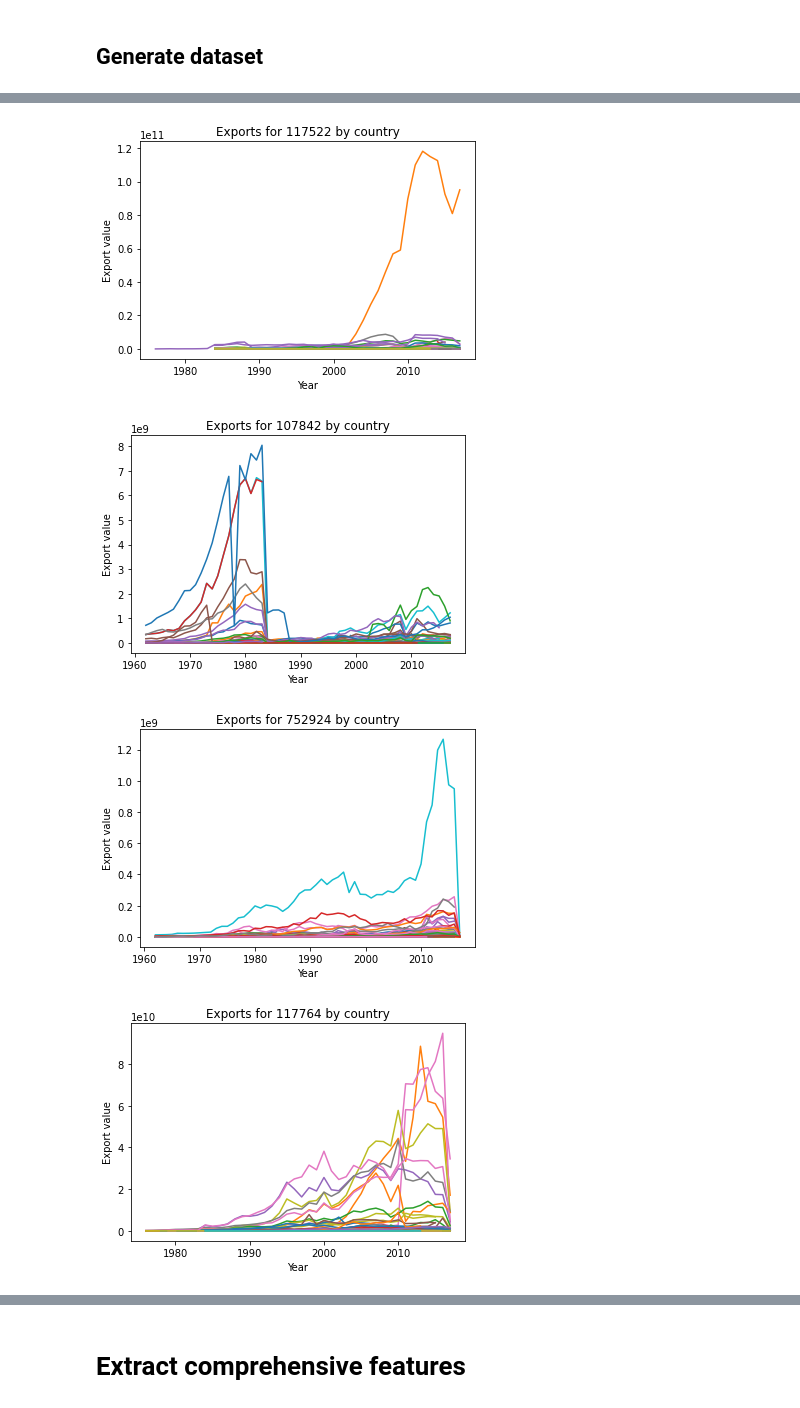
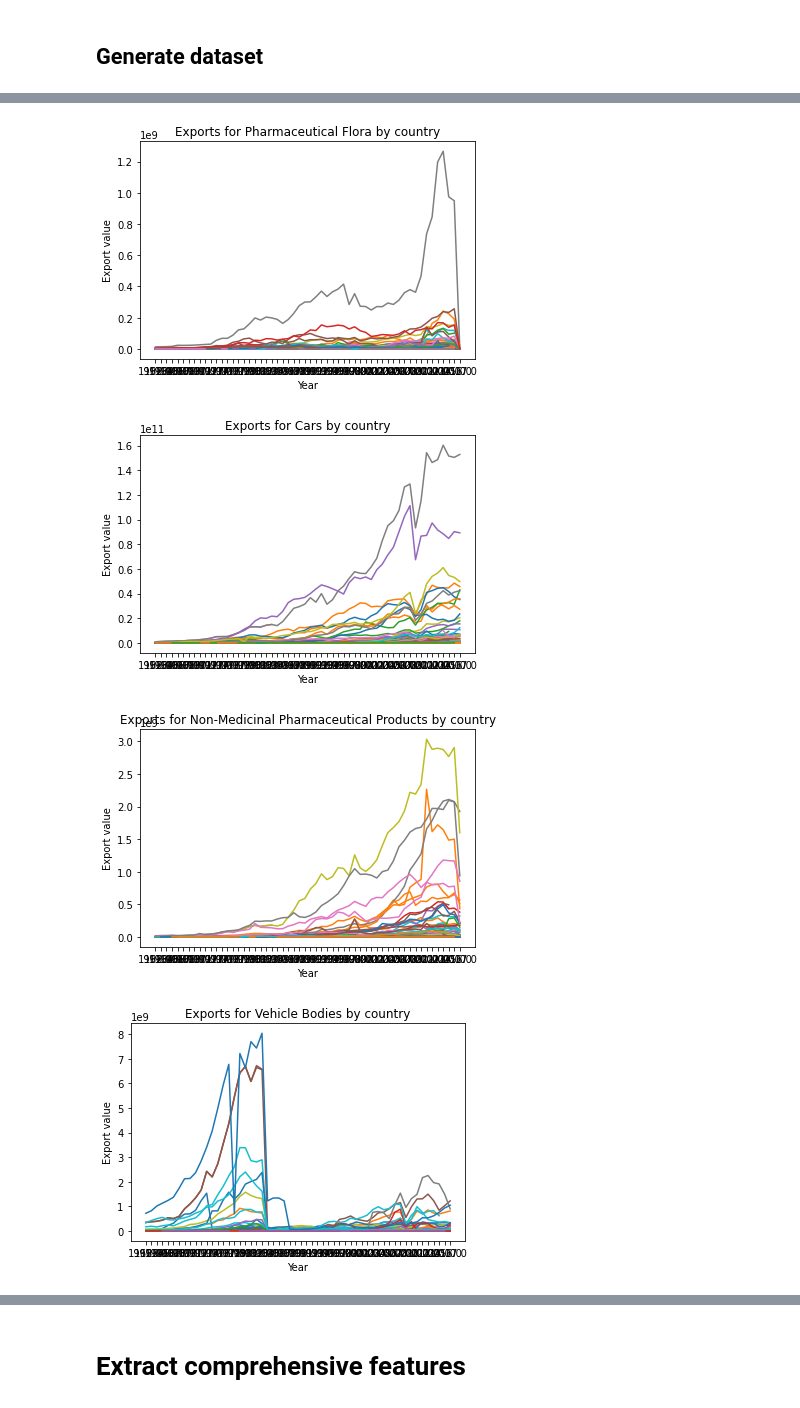
Before and after one commit to GarethWilhelm/TS-Feature-Clustering, a Jupyter notebook: data_prep.ipynb, the cells around one changed output, grey strips where cells are left out. Cells and saved outputs as stored; diff of their text form; code cells hidden in the pictures.

```diff
--- a/data_prep.ipynb
+++ b/data_prep.ipynb
@@ -177,7 +157,7 @@ from datetime import datetime
 PATH = '/content/drive/My Drive/Stellenbosch/Webster'
 include_list = ['year','origin_id','sitc_id','export_val','export_rca']
 def create_df(path):
-  trade_data = [i for i in os.listdir(path) if i.endswith('.csv') and 'sitc' in i]
+  trade_data = [i for i in os.listdir(path) if i.startswith('sitc') and '.csv' in i]
   trade_history = []
   for file in trade_data:
     file_name = pd.read_csv(file,usecols=include_list,parse_dates=['year'])#, index_col=['year'])
@@ -198,6 +185,6 @@ country_list.head(2)
 # %%
 trade_dframe = trade_df.merge(country_list, on=['origin_id'],how='inner')
 trade_dframe['sitc_id'].astype('category')
-trade_dframe.drop(['origin_id'],axis=1,inplace=True)
+trade_dframe.fillna(0,inplace=True)
 trade_dframe.head(2)
 # %% [output]
@@ -207,4 +194,8 @@ trade_dframe.head(2)
-# %%
-trade_dframe = trade_dframe.drop(['origin_id'],axis=1)
-# trade_dframe = trade_dframe[trade_dframe['export_val']]
-trade_dframe.isnull().sum()
+# %%
+products = pd.read_csv(f'{PATH}/list_products.csv',usecols=['id','name','display_id'])
+products.rename(columns={'id':'sitc_id'},inplace=True)
+products = products[products['display_id'].isin(trade_codes)]
+products['name'] = products.name.astype('category')
+products['sitc_id'] = products.sitc_id.astype(int)
+trade_dframe['product_name'] = trade_dframe.sitc_id.map(products.set_index('sitc_id')['name'].to_dict())
+products.info()
@@ -241,7 +302,8 @@ plt.show()
 # %%
-for id in trade_df.sitc_id.unique():
-  agg_country_product = pd.pivot_table(trade_df[trade_df.sitc_id==id], index='year', columns='origin_id', values='export_val', aggfunc=np.mean)
-  plt.plot(agg_country_product)
+for id in trade_dframe.product_name.unique():
+  product = pd.pivot_table(trade_dframe[trade_dframe.product_name==id], index='year', columns='country', values='export_val', aggfunc=np.mean)
+  product.to_csv(f'{id}_sitc.csv')
+  plt.plot(product)
   plt.title(f"Exports for {id} by country")
   plt.xlabel("Year")
   plt.ylabel("Export value")
@@ -256,4 +318,4 @@ for id in trade_df.sitc_id.unique():
-[figure, old version]
+[figure, new version]
-[figure, old version]
+[figure, new version]
-[figure, old version]
+[figure, new version]
-[figure, old version]
+[figure, new version]
```
Also changed, not shown: parts of 26 cells of this notebook.
